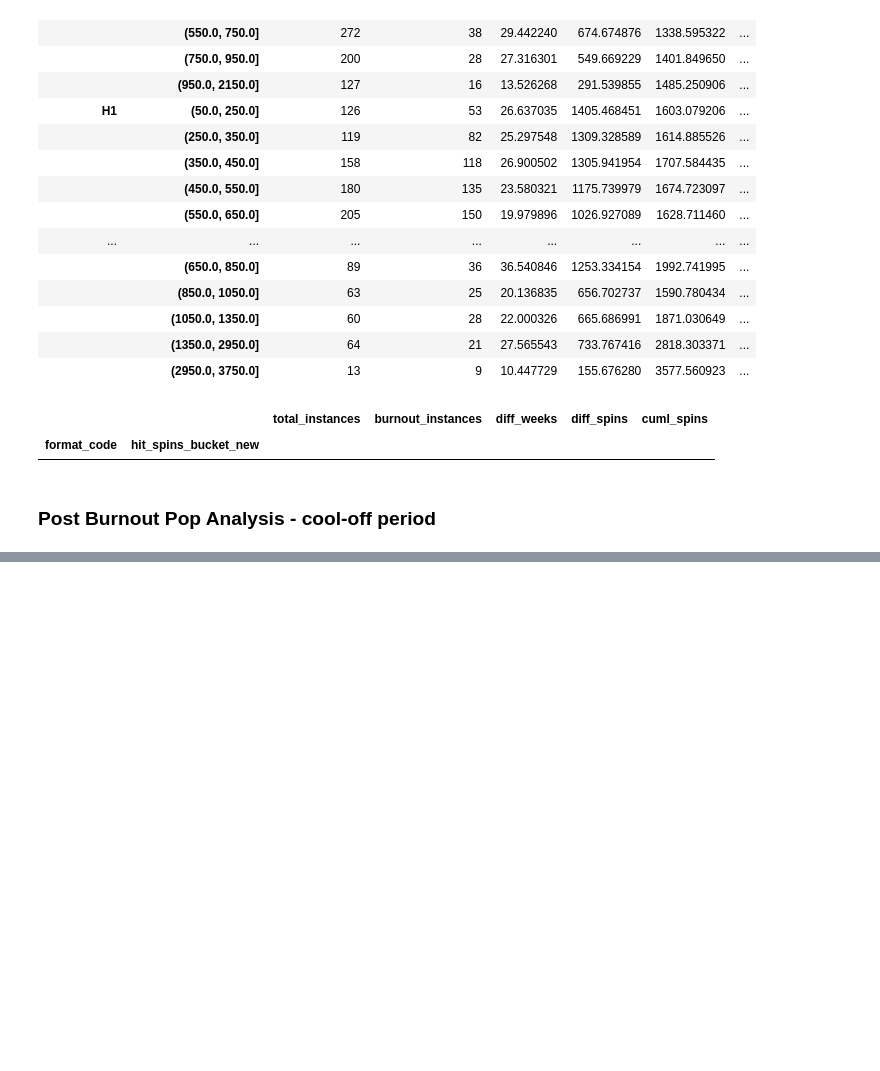
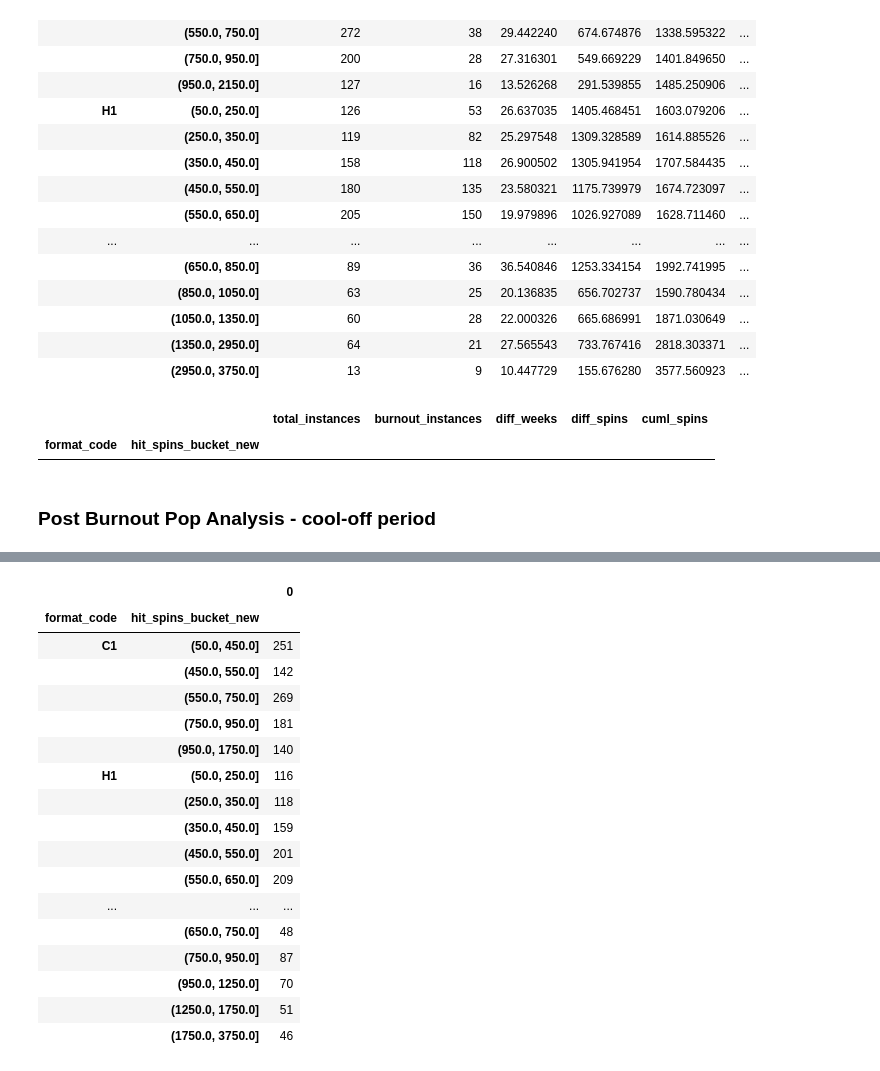
Before and after one commit to gjampanih/adds-early-burnout-warning-model, a Jupyter notebook: notebooks/ebw_metrics_analysis.ipynb, the cells around one changed output, grey strips where cells are left out. Cells and saved outputs as stored; diff of their text form; code cells hidden in the pictures; blank space fills up the shorter version.

```diff
--- a/notebooks/ebw_metrics_analysis.ipynb
+++ b/notebooks/ebw_metrics_analysis.ipynb
@@ -1344,0 +1383,21 @@ list(zip(df_extract_fb_summ['censored_flag'].astype('bool'), df_extract_fb_summ[
+# %%
+pd.DataFrame(df_hits.groupby(['format_code', 'hit_spins_bucket_new']).apply(lambda x: len(x[['mediabase_id', 'call_letters']].drop_duplicates())))
+# %% [output]
+|  |  | 0 |
+| format_code | hit_spins_bucket_new |  |
+| C1 | (50.0, 450.0] | 251 |
+|  | (450.0, 550.0] | 142 |
+|  | (550.0, 750.0] | 269 |
+|  | (750.0, 950.0] | 181 |
+|  | (950.0, 1750.0] | 140 |
+| H1 | (50.0, 250.0] | 116 |
+|  | (250.0, 350.0] | 118 |
+|  | (350.0, 450.0] | 159 |
+|  | (450.0, 550.0] | 201 |
+|  | (550.0, 650.0] | 209 |
+| ... | ... | ... |
+|  | (650.0, 750.0] | 48 |
+|  | (750.0, 950.0] | 87 |
+|  | (950.0, 1250.0] | 70 |
+|  | (1250.0, 1750.0] | 51 |
+|  | (1750.0, 3750.0] | 46 |
```
Also changed, not shown: parts of 27 cells of this notebook, 3 other files.
